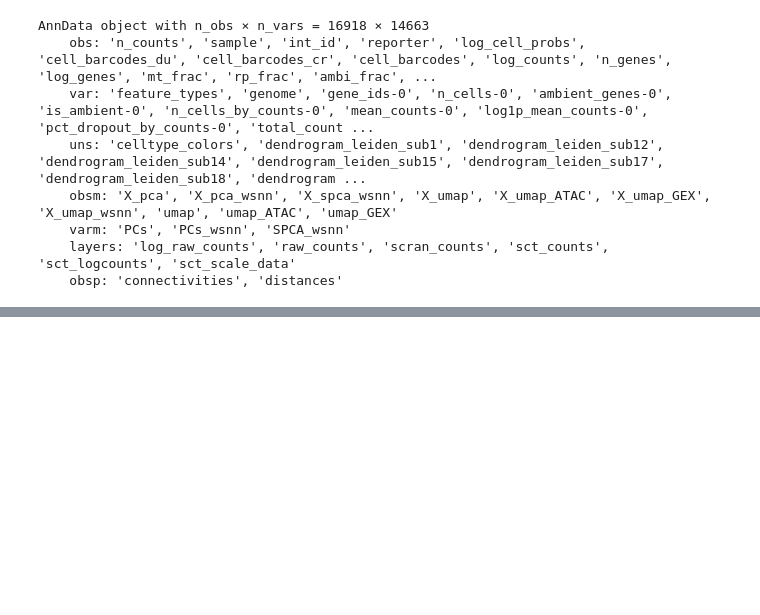
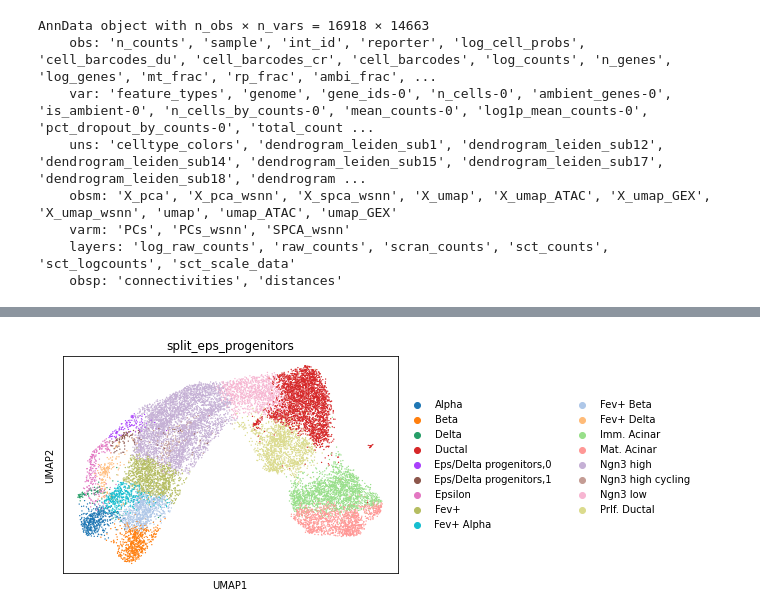
Before and after one commit to theislab/moscot-framework_reproducibility, a Jupyter notebook: ATAC_analysis/Untitled.ipynb, the cells around one changed output, grey strips where cells are left out. Cells and saved outputs as stored; diff of their text form; code cells hidden in the pictures; blank space fills up the shorter version.

```diff
--- a/ATAC_analysis/Untitled.ipynb
+++ b/ATAC_analysis/Untitled.ipynb
@@ -13,3 +13,5 @@ AnnData object with n_obs × n_vars = 16918 × 14663
     varm: 'PCs', 'PCs_wsnn', 'SPCA_wsnn'
     layers: 'log_raw_counts', 'raw_counts', 'scran_counts', 'sct_counts', 'sct_logcounts', 'sct_scale_data'
     obsp: 'connectivities', 'distances'
+# %%
+adata = sc.read("/Users/dominik.klein/data/endocrine_refinement.h5ad")
@@ -15,0 +29,4 @@ AnnData object with n_obs × n_vars = 16918 × 14663
+# %%
+sc.pl.umap(adata, color="split_eps_progenitors")
+# %% [output]
+[figure, added]
```
Also changed, not shown: parts of 5 cells of this notebook, 6 other files.
